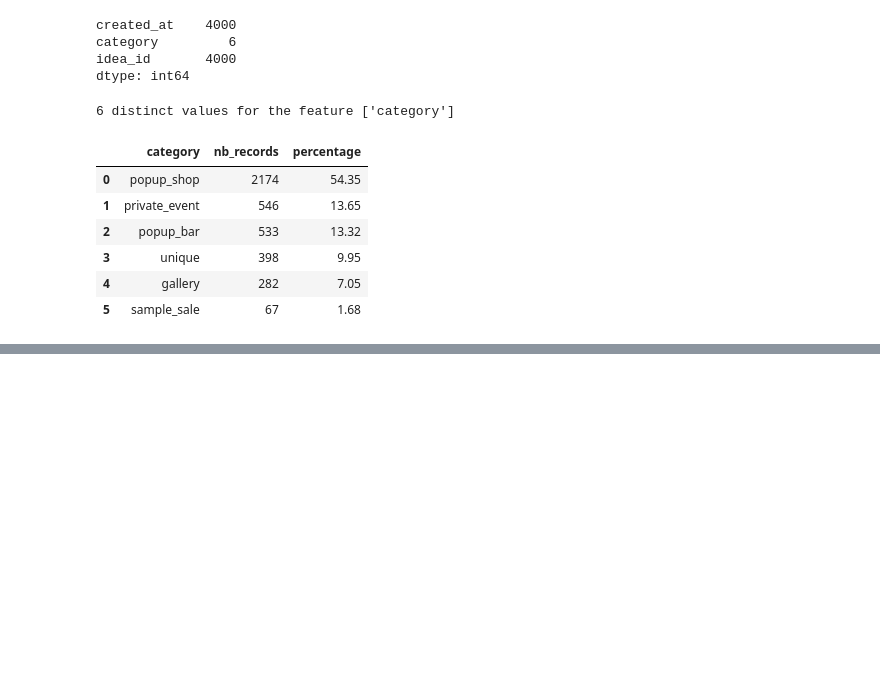
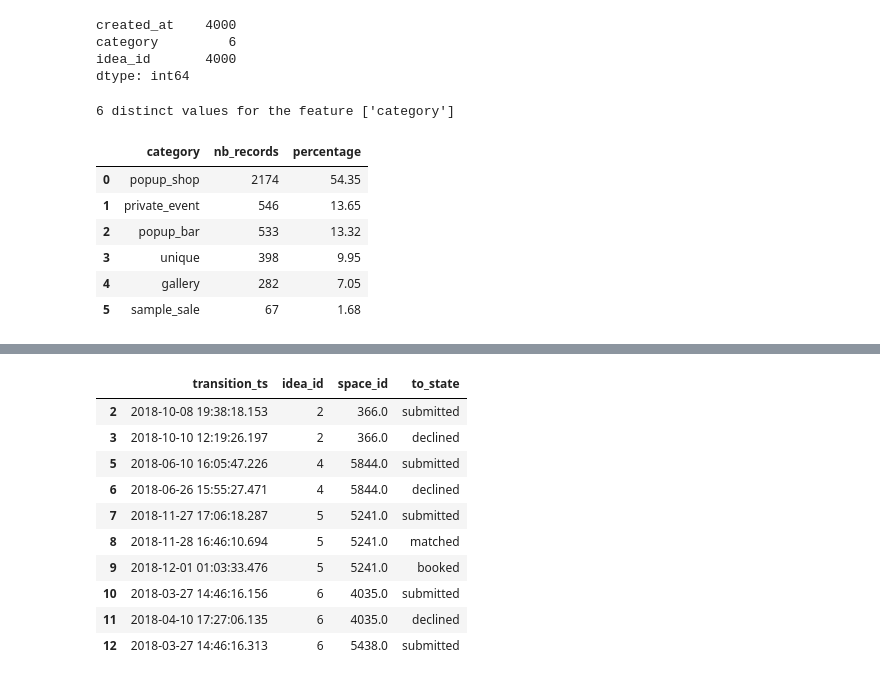
Before and after one commit to paguilmin/AppearHere_Test, a Jupyter notebook: analysis/exploration.ipynb, the cells around one changed output, grey strips where cells are left out. Cells and saved outputs as stored; diff of their text form; code cells hidden in the pictures; blank space fills up the shorter version.

```diff
--- a/analysis/exploration.ipynb
+++ b/analysis/exploration.ipynb
@@ -110,0 +150,5 @@ See the caveats in the documentation: http://pandas.pydata.org/pandas-docs/stabl
+# %%
+total.loc[:,'time_after_creation'] = total.loc[:,'transition_ts']- total.loc[:,'created_at']
+total.loc[:,'time_after_creation'] = total.loc[:,'time_after_creation']/ np.timedelta64(1, 'D')
+total_first = total.drop_duplicates('idea_id')
+top_champ(total_first,['to_state'],10)
@@ -210,0 +171,11 @@ transitions[transitions['space_id']==6735]
+# %%
+idea_id_unknown = total.loc[total['category_y'].isnull(),'idea_id'].unique()
+min_created_ukn = min(ideas.loc[ideas['idea_id'].isin(idea_id_unknown),'created_at'])
+max_created_ukn = max(ideas.loc[ideas['idea_id'].isin(idea_id_unknown),'created_at'])
+print('There are %0.0f ideas unknown' %len(idea_id_unknown))
+print('Ideas unknown have been created from %s to %s' %(min_created_ukn, max_created_ukn))
+idea_id_known = total.loc[total['category_y'].notnull(),'idea_id'].unique()
+min_created_ukn = min(ideas.loc[ideas['idea_id'].isin(idea_id_known),'created_at'])
+max_created_ukn = max(ideas.loc[ideas['idea_id'].isin(idea_id_known),'created_at'])
+print('There are %0.0f ideas with at least one request submitted' %(len(idea_id_known)))
+print('Ideas with requests have been created from %s to %s' %(min_created_ukn, max_created_ukn))
@@ -210,0 +209,2 @@ transitions[transitions['space_id']==6735]
+# %%
+total_ok = total.loc[total['idea_id'].isin(idea_id_known)]
@@ -210,0 +223,7 @@ transitions[transitions['space_id']==6735]
+# %%
+total_ok.loc[total_ok['time_after_creation']>15,'after_creation']='sup_15j'
+total_ok.loc[total_ok['time_after_creation']<=15,'after_creation']='3j_15j'
+total_ok.loc[total_ok['time_after_creation']<3,'after_creation']='1j_3j'
+total_ok.loc[total_ok['time_after_creation']<1,'after_creation']='1h_1j'
+total_ok.loc[total_ok['time_after_creation']<0.04,'after_creation']='10s_1h'
+total_ok.loc[total_ok['time_after_creation']<0.0001,'after_creation']='less_10s'
@@ -210,0 +242,14 @@ transitions[transitions['space_id']==6735]
+# %%
+total_ok[['transition_ts','idea_id','space_id','to_state']][0:10]
+# %% [output]
+|  | transition_ts | idea_id | space_id | to_state |
+| 2 | 2018-10-08 19:38:18.153 | 2 | 366.0 | submitted |
+| 3 | 2018-10-10 12:19:26.197 | 2 | 366.0 | declined |
+| 5 | 2018-06-10 16:05:47.226 | 4 | 5844.0 | submitted |
+| 6 | 2018-06-26 15:55:27.471 | 4 | 5844.0 | declined |
+| 7 | 2018-11-27 17:06:18.287 | 5 | 5241.0 | submitted |
+| 8 | 2018-11-28 16:46:10.694 | 5 | 5241.0 | matched |
+| 9 | 2018-12-01 01:03:33.476 | 5 | 5241.0 | booked |
+| 10 | 2018-03-27 14:46:16.156 | 6 | 4035.0 | submitted |
+| 11 | 2018-04-10 17:27:06.135 | 6 | 4035.0 | declined |
+| 12 | 2018-03-27 14:46:16.313 | 6 | 5438.0 | submitted |
```
Also changed, not shown: parts of 47 cells of this notebook.
